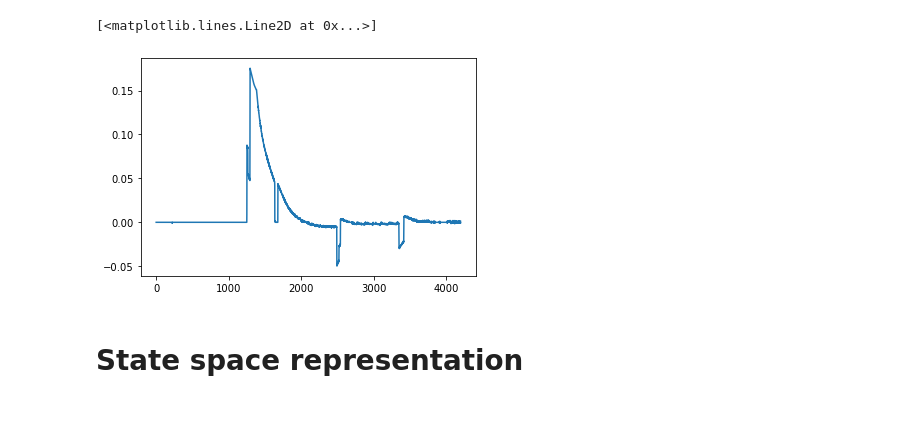
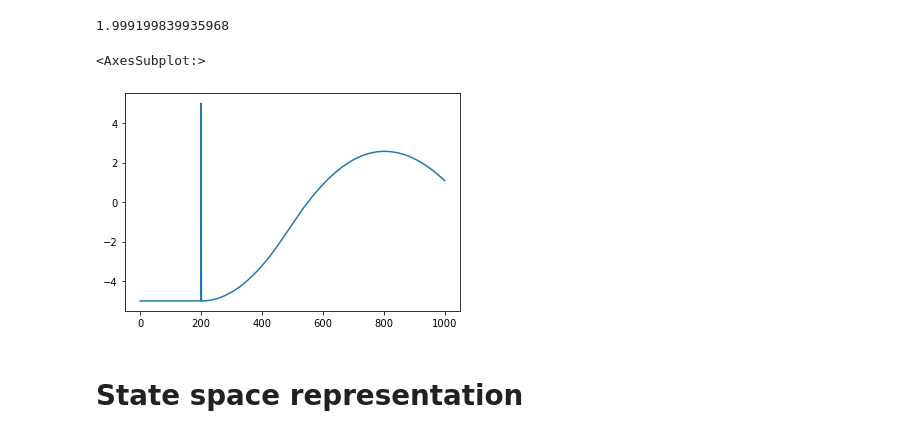
Before and after one commit to frederikt0ft/ROTV-modeling-and-control, a Jupyter notebook: Control/Control_Development.ipynb, the cells around one changed output. Cells and saved outputs as stored; diff of their text form; code cells hidden in the pictures.

```diff
--- a/Control/Control_Development.ipynb
+++ b/Control/Control_Development.ipynb
@@ -22,8 +22,13 @@ display(df)
-# %%
-plt.plot(df["acc_z"])
-# %% [output]
-[<matplotlib.lines.Line2D at 0x...>]
-[figure, removed]
+# %%
+np.sqrt(1.88**2+0.68**2)
+# %% [output]
+1.999199839935968
+# %%
+df["pitch"].plot()
+#df["acc_x"].plot()
+# %% [output]
+<AxesSubplot:>
+[figure, added]
 # %% [markdown]
 # State space representation
 # %% [markdown]
```
Also changed, not shown: parts of 1 cell of this notebook, 3 other files.
